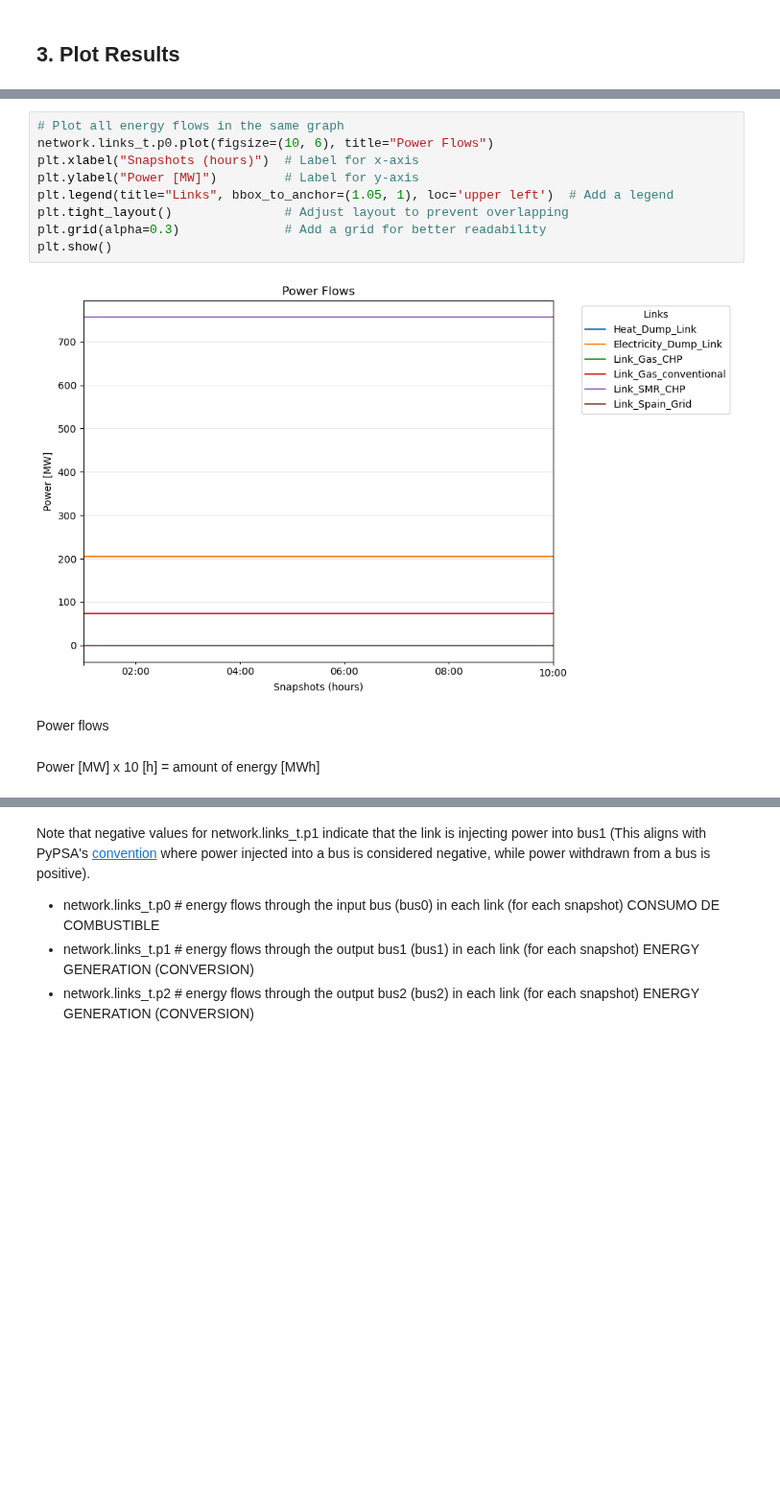
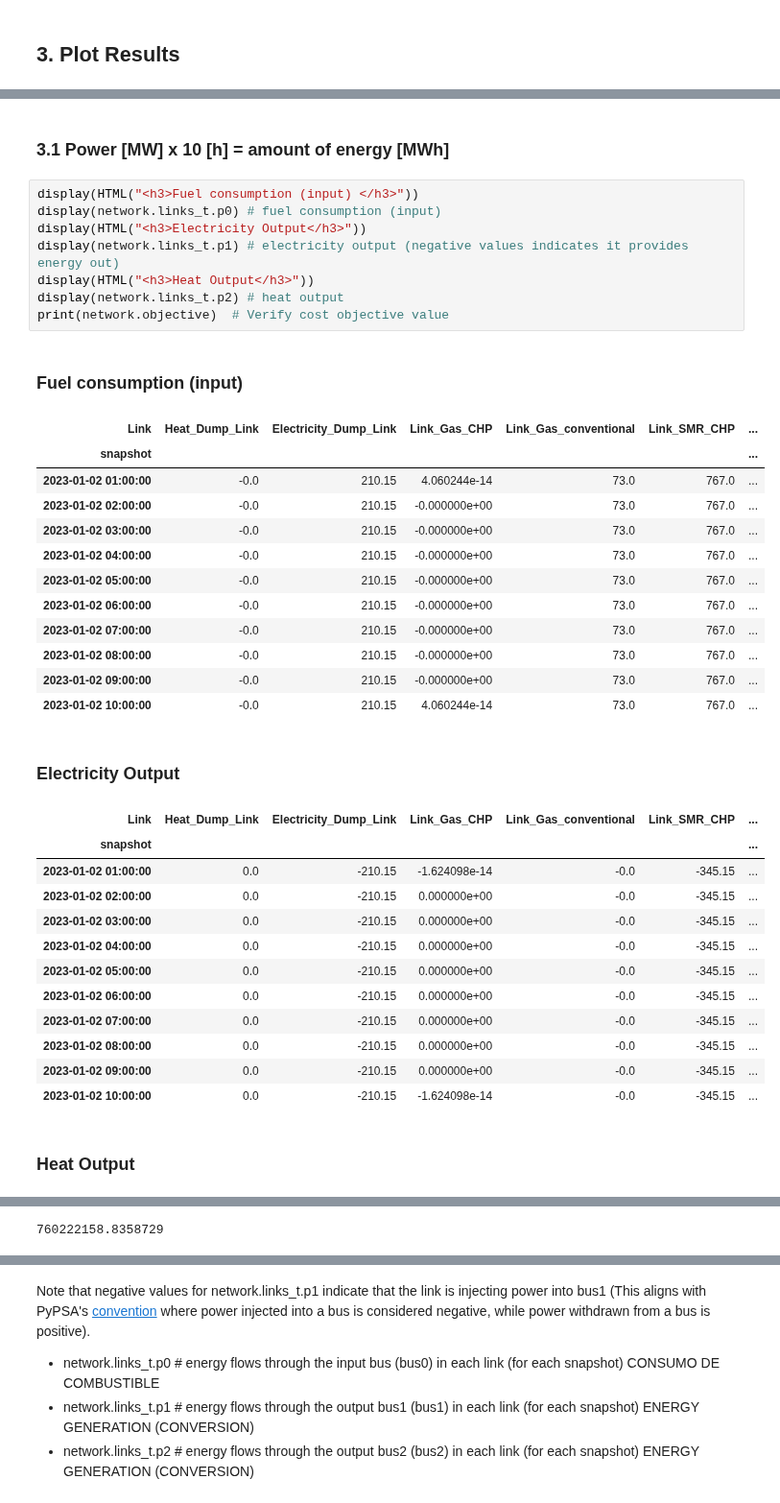
Before and after one commit to C-ansi-eof/SIDNE-Model, a Jupyter notebook: SMR_multilink.ipynb, the cells around one changed output, grey strips where cells are left out. Shown at 96% size. Saved outputs shown, nothing was run; the diff lists cells and outputs as text; blank space fills up the shorter version.

```diff
--- a/SMR_multilink.ipynb
+++ b/SMR_multilink.ipynb
@@ -427,15 +435,38 @@ ValueError: '**' is not a valid value for ls; supported values are '-', '--', '-
-# %%
-# Plot all energy flows in the same graph
-network.links_t.p0.plot(figsize=(10, 6), title="Power Flows")
-plt.xlabel("Snapshots (hours)")  # Label for x-axis
-plt.ylabel("Power [MW]")         # Label for y-axis
-plt.legend(title="Links", bbox_to_anchor=(1.05, 1), loc='upper left')  # Add a legend
-plt.tight_layout()               # Adjust layout to prevent overlapping
-plt.grid(alpha=0.3)              # Add a grid for better readability
-plt.show()
-# %% [output]
-[figure, removed]
-# %% [markdown]
-Power flows
 # %% [markdown]
-Power [MW] x 10 [h] = amount of energy [MWh]
+### 3.1 Power [MW] x 10 [h] = amount of energy [MWh]
+# %%
+display(HTML("<h3>Fuel consumption (input) </h3>"))
+display(network.links_t.p0) # fuel consumption (input)
+display(HTML("<h3>Electricity Output</h3>"))
+display(network.links_t.p1) # electricity output (negative values indicates it provides energy out)
+display(HTML("<h3>Heat Output</h3>"))
+display(network.links_t.p2) # heat output
+print(network.objective)  # Verify cost objective value
+# %% [output]
+Fuel consumption (input)
+| Link | Heat_Dump_Link | Electricity_Dump_Link | Link_Gas_CHP | Link_Gas_conventional | Link_SMR_CHP | ... |
+| snapshot |  |  |  |  |  | ... |
+| 2023-01-02 01:00:00 | -0.0 | 210.15 | 4.060244e-14 | 73.0 | 767.0 | ... |
+| 2023-01-02 02:00:00 | -0.0 | 210.15 | -0.000000e+00 | 73.0 | 767.0 | ... |
+| 2023-01-02 03:00:00 | -0.0 | 210.15 | -0.000000e+00 | 73.0 | 767.0 | ... |
+| 2023-01-02 04:00:00 | -0.0 | 210.15 | -0.000000e+00 | 73.0 | 767.0 | ... |
+| 2023-01-02 05:00:00 | -0.0 | 210.15 | -0.000000e+00 | 73.0 | 767.0 | ... |
+| 2023-01-02 06:00:00 | -0.0 | 210.15 | -0.000000e+00 | 73.0 | 767.0 | ... |
+| 2023-01-02 07:00:00 | -0.0 | 210.15 | -0.000000e+00 | 73.0 | 767.0 | ... |
+| 2023-01-02 08:00:00 | -0.0 | 210.15 | -0.000000e+00 | 73.0 | 767.0 | ... |
+| 2023-01-02 09:00:00 | -0.0 | 210.15 | -0.000000e+00 | 73.0 | 767.0 | ... |
+| 2023-01-02 10:00:00 | -0.0 | 210.15 | 4.060244e-14 | 73.0 | 767.0 | ... |
+Electricity Output
+| Link | Heat_Dump_Link | Electricity_Dump_Link | Link_Gas_CHP | Link_Gas_conventional | Link_SMR_CHP | ... |
+| snapshot |  |  |  |  |  | ... |
+| 2023-01-02 01:00:00 | 0.0 | -210.15 | -1.624098e-14 | -0.0 | -345.15 | ... |
+| 2023-01-02 02:00:00 | 0.0 | -210.15 | 0.000000e+00 | -0.0 | -345.15 | ... |
+| 2023-01-02 03:00:00 | 0.0 | -210.15 | 0.000000e+00 | -0.0 | -345.15 | ... |
+| 2023-01-02 04:00:00 | 0.0 | -210.15 | 0.000000e+00 | -0.0 | -345.15 | ... |
+| 2023-01-02 05:00:00 | 0.0 | -210.15 | 0.000000e+00 | -0.0 | -345.15 | ... |
+| 2023-01-02 06:00:00 | 0.0 | -210.15 | 0.000000e+00 | -0.0 | -345.15 | ... |
+| 2023-01-02 07:00:00 | 0.0 | -210.15 | 0.000000e+00 | -0.0 | -345.15 | ... |
+| 2023-01-02 08:00:00 | 0.0 | -210.15 | 0.000000e+00 | -0.0 | -345.15 | ... |
+| 2023-01-02 09:00:00 | 0.0 | -210.15 | 0.000000e+00 | -0.0 | -345.15 | ... |
+| 2023-01-02 10:00:00 | 0.0 | -210.15 | -1.624098e-14 | -0.0 | -345.15 | ... |
+Heat Output
@@ -442,3 +485,4 @@ Power [MW] x 10 [h] = amount of energy [MWh]
+760222158.8358729
 # %%
 print("SMR Electricity Output:", network.links_t.p1["Link_SMR_CHP"].sum() )  # -MW
 print("SMR Heat Output:", network.links_t.p2["Link_SMR_CHP"].sum())         # -MW
```
Also changed, not shown: parts of 18 cells of this notebook.
